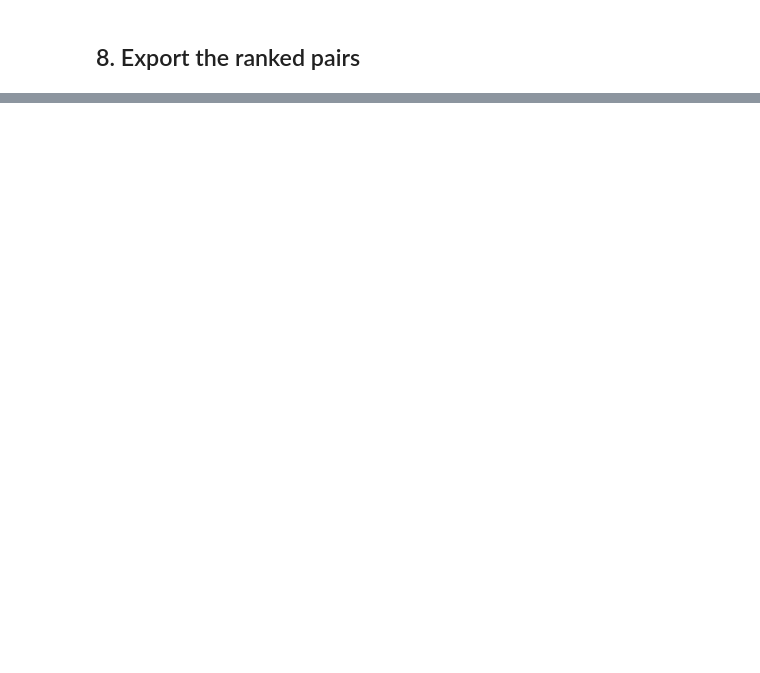
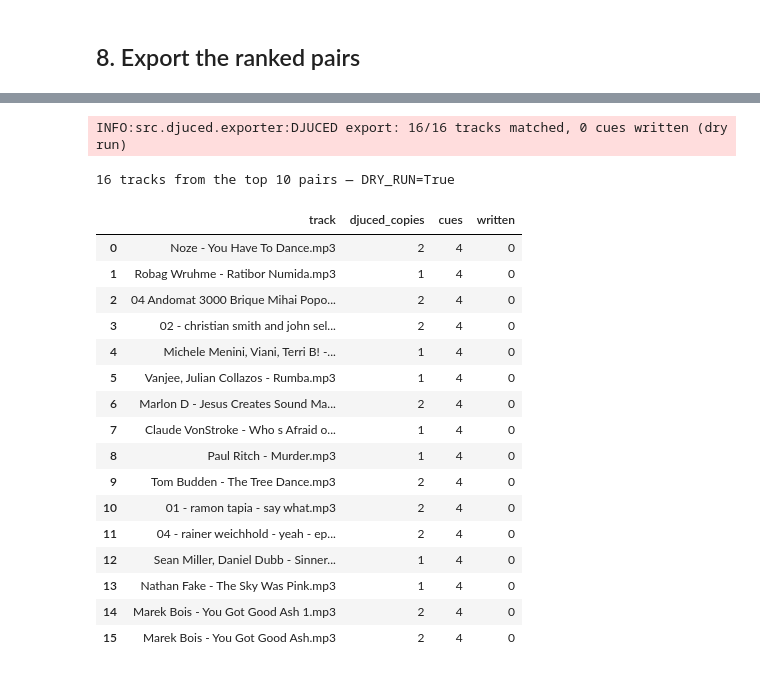
Before and after one commit to laceto/djia, a Jupyter notebook: DJIA_Track_Pairing.ipynb, the cells around one changed output, grey strips where cells are left out. Cells and saved outputs as stored; diff of their text form; code cells hidden in the pictures; blank space fills up the shorter version.

```diff
--- a/DJIA_Track_Pairing.ipynb
+++ b/DJIA_Track_Pairing.ipynb
@@ -253,3 +470,48 @@ print(f'Wrote {len(pairs)} pairs -> {out_csv}')
+# %%
+from src.djuced.exporter import export_mix_cues, DEFAULT_DJUCED_DB
+
+TOP_EXPORT = 10    # take the tracks appearing in the top-N pairs
+DRY_RUN    = True  # flip to False to actually write — CLOSE DJUCED FIRST
+
+track_cues = {}
+if not pairs.empty:
+    top_ids = pd.unique(pairs.head(TOP_EXPORT)[['first_id', 'second_id']].values.ravel())
+    by_id = lib.set_index('id')
+    for tid in top_ids:
+        pts = mix_points_for(tid)   # cached from the mix-sheet section
+        cues = [(name, pts[k]) for k, name in
+                [('mix_in', 'mix-in'), ('bass_in', 'bass in'),
+                 ('full_on', 'full on'), ('mix_out', 'mix out')]
+                if pts.get(k) is not None]
+        if cues:
+            track_cues[str(by_id.loc[int(tid), 'file_name'])] = cues
+
+print(f'{len(track_cues)} tracks from the top {TOP_EXPORT} pairs — DRY_RUN={DRY_RUN}')
+report = export_mix_cues(track_cues, db_path=DEFAULT_DJUCED_DB, dry_run=DRY_RUN)
+pd.DataFrame([
+    {'track': k, 'djuced_copies': len(v['matched']), 'cues': v['cues'], 'written': v['written']}
+    for k, v in report.items()
+])
+# %% [output]
+INFO:src.djuced.exporter:DJUCED export: 16/16 tracks matched, 0 cues written (dry run)
+16 tracks from the top 10 pairs — DRY_RUN=True
+|  | track | djuced_copies | cues | written |
+| 0 | Noze - You Have To Dance.mp3 | 2 | 4 | 0 |
+| 1 | Robag Wruhme - Ratibor Numida.mp3 | 1 | 4 | 0 |
+| 2 | 04 Andomat 3000 Brique Mihai Popo... | 2 | 4 | 0 |
+| 3 | 02 - christian smith and john sel... | 2 | 4 | 0 |
+| 4 | Michele Menini, Viani, Terri B! -... | 1 | 4 | 0 |
+| 5 | Vanjee, Julian Collazos - Rumba.mp3 | 1 | 4 | 0 |
+| 6 | Marlon D - Jesus Creates Sound Ma... | 2 | 4 | 0 |
+| 7 | Claude VonStroke - Who s Afraid o... | 1 | 4 | 0 |
+| 8 | Paul Ritch - Murder.mp3 | 1 | 4 | 0 |
+| 9 | Tom Budden - The Tree Dance.mp3 | 2 | 4 | 0 |
+| 10 | 01 - ramon tapia - say what.mp3 | 2 | 4 | 0 |
+| 11 | 04 - rainer weichhold - yeah - ep... | 2 | 4 | 0 |
+| 12 | Sean Miller, Daniel Dubb - Sinner... | 1 | 4 | 0 |
+| 13 | Nathan Fake - The Sky Was Pink.mp3 | 1 | 4 | 0 |
+| 14 | Marek Bois - You Got Good Ash 1.mp3 | 2 | 4 | 0 |
+| 15 | Marek Bois - You Got Good Ash.mp3 | 2 | 4 | 0 |
 # %% [markdown]
 ## Notes & limitations
 
```
Also changed, not shown: parts of 15 cells of this notebook.
